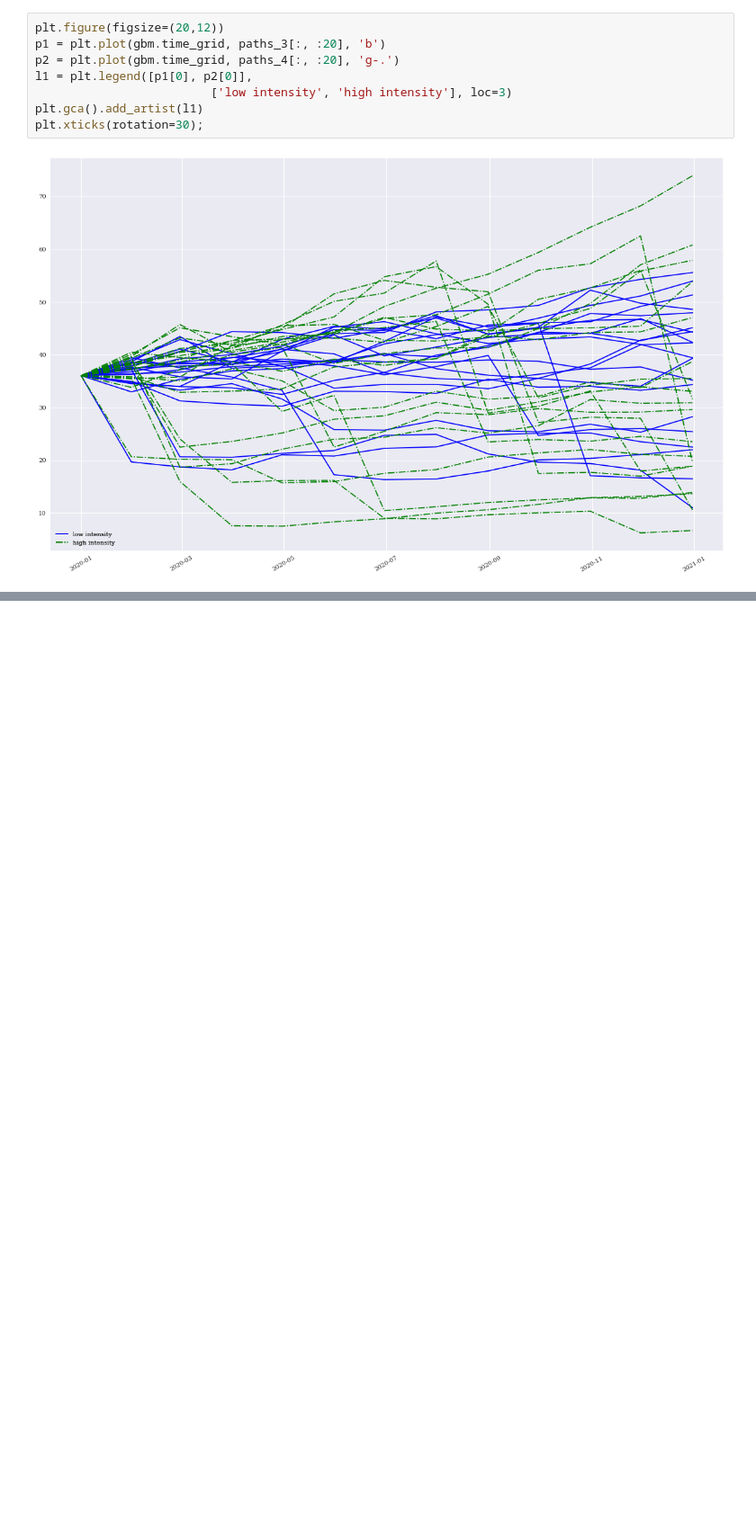
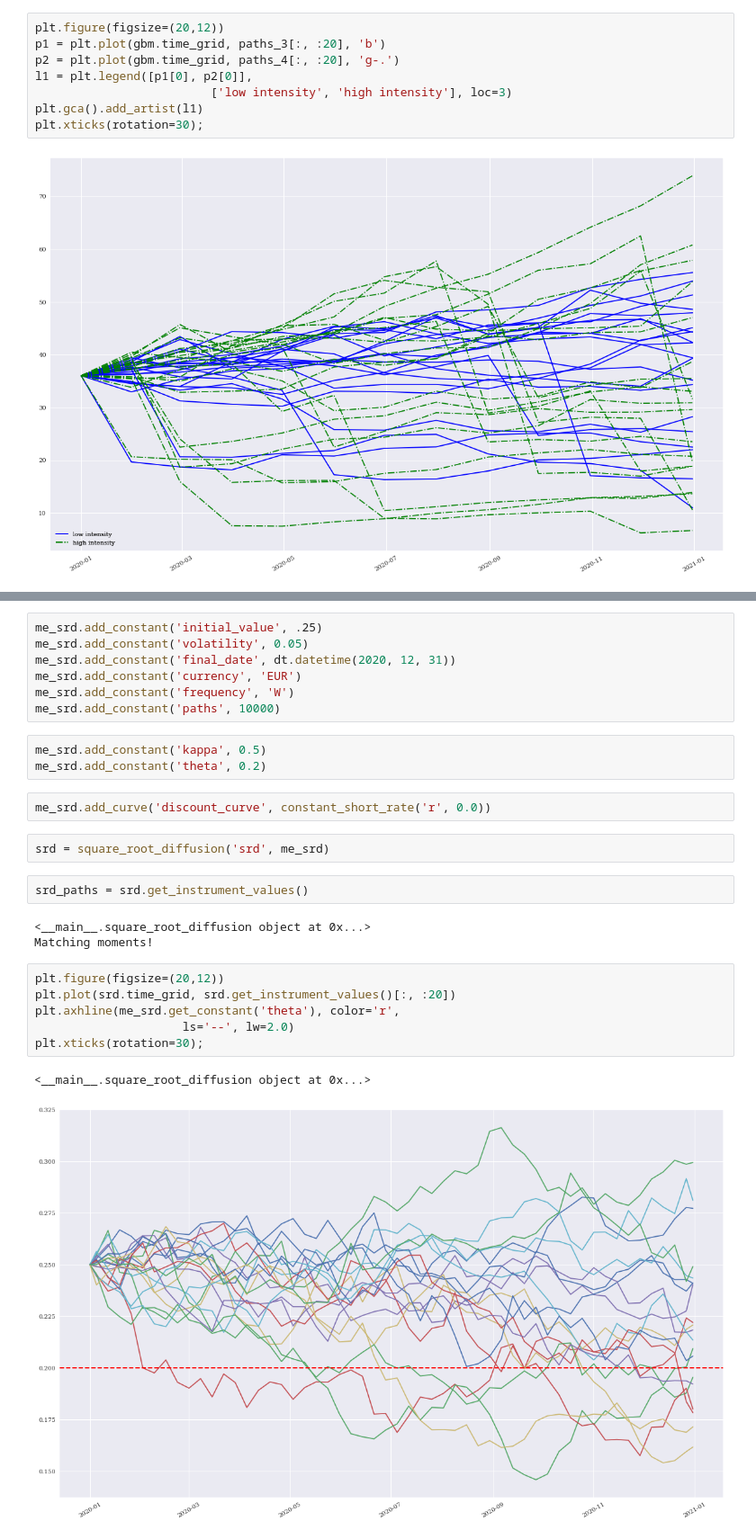
Before and after one commit to thomasmurphycodes/PythonForFinance, a Jupyter notebook: notebooks/Python for Finance Chapter 18 - Simulation of Financial Models.ipynb, the cells around one changed output, grey strips where cells are left out. Shown at 90% size. Cells and saved outputs as stored; diff of their text form; blank space fills up the shorter version.

```diff
--- a/notebooks/Python for Finance Chapter 18 - Simulation of Financial Models.ipynb
+++ b/notebooks/Python for Finance Chapter 18 - Simulation of Financial Models.ipynb
@@ -623,0 +627,28 @@ class square_root_diffusion(simulation_class):
+# %%
+me_srd.add_constant('initial_value', .25)
+me_srd.add_constant('volatility', 0.05)
+me_srd.add_constant('final_date', dt.datetime(2020, 12, 31))
+me_srd.add_constant('currency', 'EUR')
+me_srd.add_constant('frequency', 'W')
+me_srd.add_constant('paths', 10000)
+# %%
+me_srd.add_constant('kappa', 0.5)
+me_srd.add_constant('theta', 0.2)
+# %%
+me_srd.add_curve('discount_curve', constant_short_rate('r', 0.0))
+# %%
+srd = square_root_diffusion('srd', me_srd)
+# %%
+srd_paths = srd.get_instrument_values()
+# %% [output]
+<__main__.square_root_diffusion object at 0x...>
+Matching moments!
+# %%
+plt.figure(figsize=(20,12))
+plt.plot(srd.time_grid, srd.get_instrument_values()[:, :20])
+plt.axhline(me_srd.get_constant('theta'), color='r',
+                     ls='--', lw=2.0)
+plt.xticks(rotation=30);
+# %% [output]
+<__main__.square_root_diffusion object at 0x...>
+[figure, added]
```
Also changed, not shown: parts of 7 cells of this notebook.
